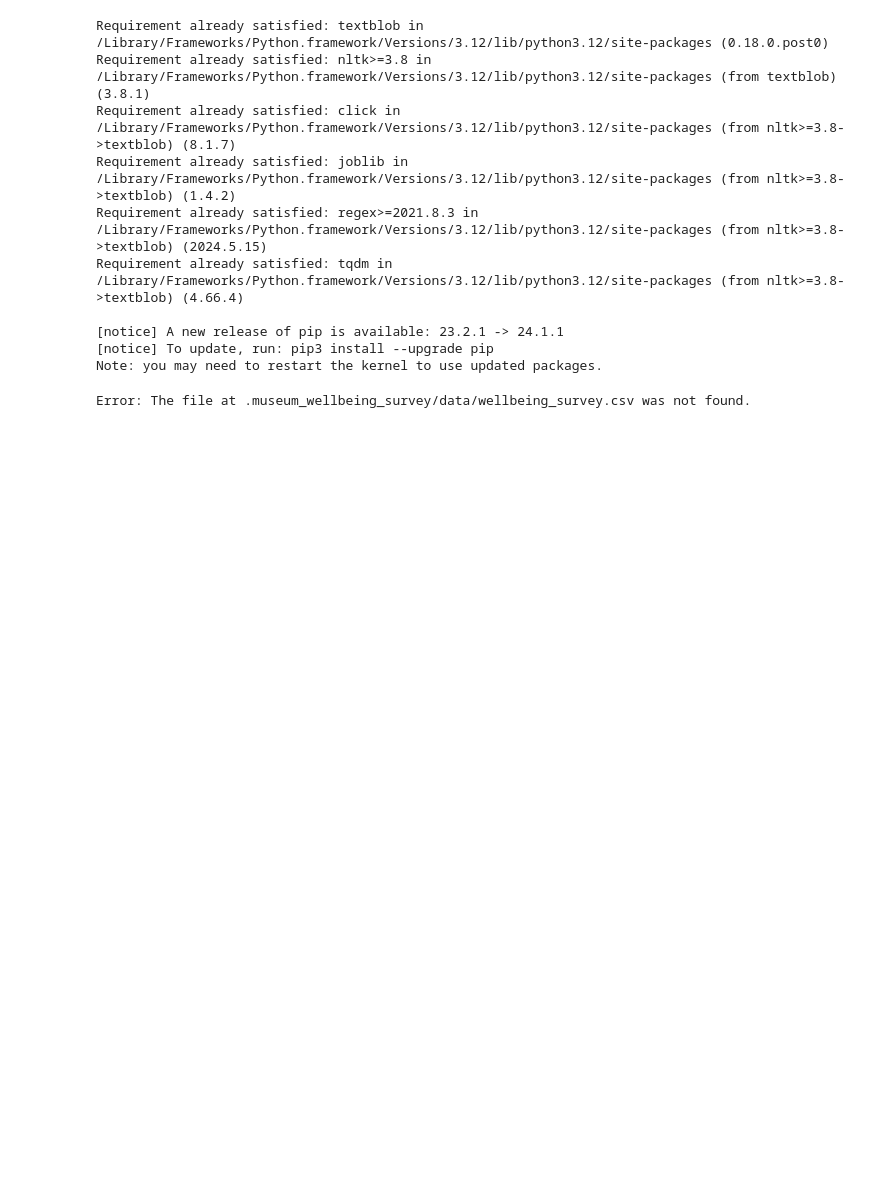
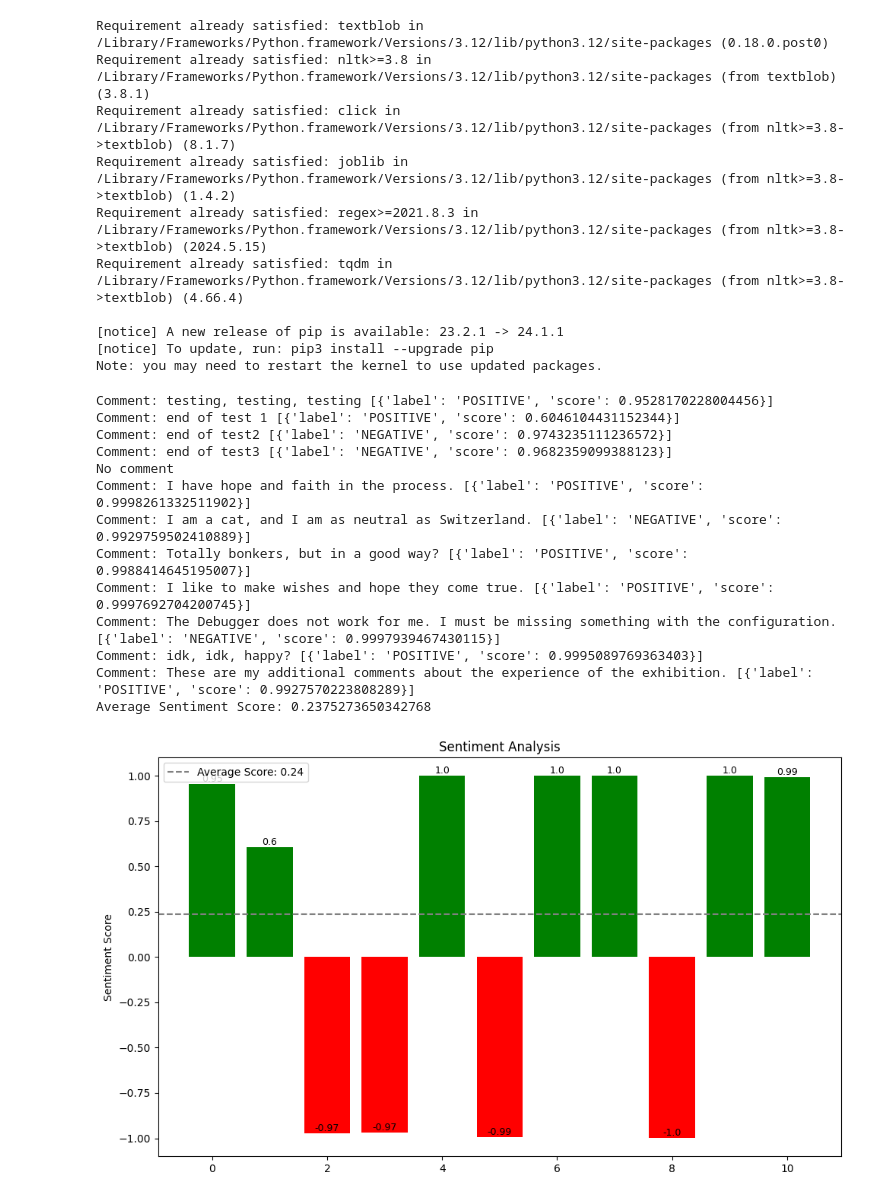
Before and after one commit to atate100/atate_HCI584_project, a Jupyter notebook: sentiment_analysis.ipynb, the cells around one changed output. Drawn from its saved outputs; the diff is of its cells as text; code cells hidden in the pictures; blank space fills up the shorter version.

Commit message:
Correcting errors noticed during recording

```diff
--- a/sentiment_analysis.ipynb
+++ b/sentiment_analysis.ipynb
@@ -75,7 +75,7 @@ import csv
 from transformers import pipeline
 
 # Define the file path
-file_path = ".museum_wellbeing_survey/data/wellbeing_survey.csv"
+file_path = "./data/wellbeing_survey.csv"
 
 # Specify the model name DistilBERT model from Hugging Face fine-tined on the Standford Sentiment Treebank v2 (SST-2) dataset
 model_name = "distilbert-base-uncased-finetuned-sst-2-english"
@@ -126,31 +126,44 @@ try:
     df_sentiment = pd.DataFrame({'Sentiment Score': sentiment_scores, 'Comment': comments, 'Text': original_texts})
 
     # Create bar chart with colored bars based on sentiment score
     colors = ['green' if score >= 0 else 'red' for score in df_sentiment['Sentiment Score']]
     plt.figure(figsize=(10, 6))
     bars = plt.bar(df_sentiment.index, df_sentiment['Sentiment Score'], color=colors)
 
     # Add labels, title, and axis labels
     plt.title('Sentiment Analysis')
     #plt.xlabel('Comments')
     plt.ylabel('Sentiment Score')
     #plt.xticks(df_sentiment.index, df_sentiment['Comment'], rotation=45)  # Rotate x-axis labels if needed
 
  # Add value labels on top of the bars
     for bar, score in zip(bars, df_sentiment['Sentiment Score']):
         plt.text(bar.get_x() + bar.get_width() / 2, bar.get_height(), f'{round(score, 2)}',
                  ha='center', va='bottom', fontsize=9)
 
    # Add horizontal line for average sentiment score
     plt.axhline(y=average_score, color='gray', linestyle='--', label=f'Average Score: {round(average_score, 2)}')
 
     plt.legend()  # Show legend with average score
     plt.tight_layout()
     plt.show()
 
 except FileNotFoundError:
     print(f"Error: The file at {file_path} was not found.") # In case file is not found at the path
 except Exception as e:
     print(f"An error occurred: {e}") # Catch other error
 # %% [output]
-Error: The file at .museum_wellbeing_survey/data/wellbeing_survey.csv was not found.
+Comment: testing, testing, testing [{'label': 'POSITIVE', 'score': 0.9528170228004456}]
+Comment: end of test 1 [{'label': 'POSITIVE', 'score': 0.6046104431152344}]
+Comment: end of test2 [{'label': 'NEGATIVE', 'score': 0.9743235111236572}]
+Comment: end of test3 [{'label': 'NEGATIVE', 'score': 0.9682359099388123}]
+No comment
+Comment: I have hope and faith in the process. [{'label': 'POSITIVE', 'score': 0.9998261332511902}]
+Comment: I am a cat, and I am as neutral as Switzerland. [{'label': 'NEGATIVE', 'score': 0.9929759502410889}]
+Comment: Totally bonkers, but in a good way? [{'label': 'POSITIVE', 'score': 0.9988414645195007}]
+Comment: I like to make wishes and hope they come true. [{'label': 'POSITIVE', 'score': 0.9997692704200745}]
+Comment: The Debugger does not work for me. I must be missing something with the configuration. [{'label': 'NEGATIVE', 'score': 0.9997939467430115}]
+Comment: idk, idk, happy? [{'label': 'POSITIVE', 'score': 0.9995089769363403}]
+Comment: These are my additional comments about the experience of the exhibition. [{'label': 'POSITIVE', 'score': 0.9927570223808289}]
+Average Sentiment Score: 0.2375273650342768
+[figure, added]
```
Also changed, not shown: 3 other files.
